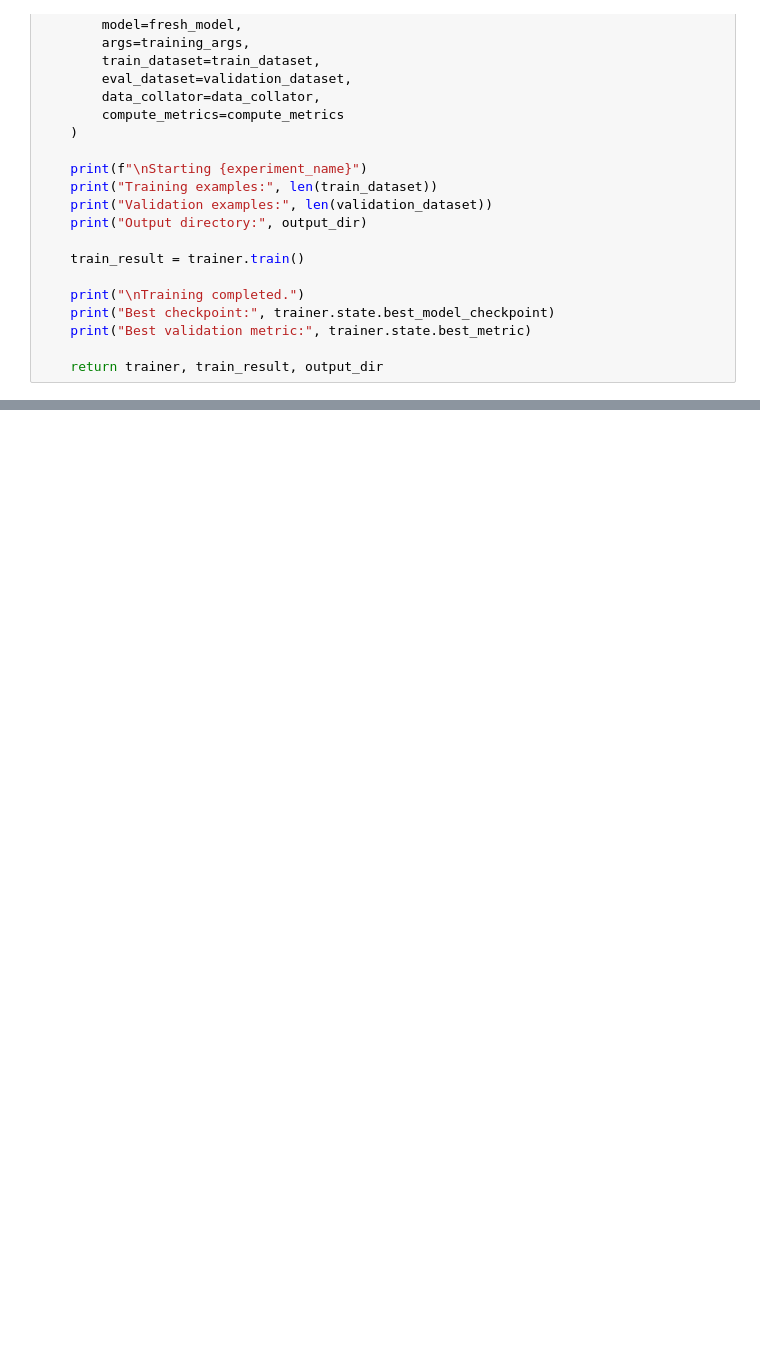
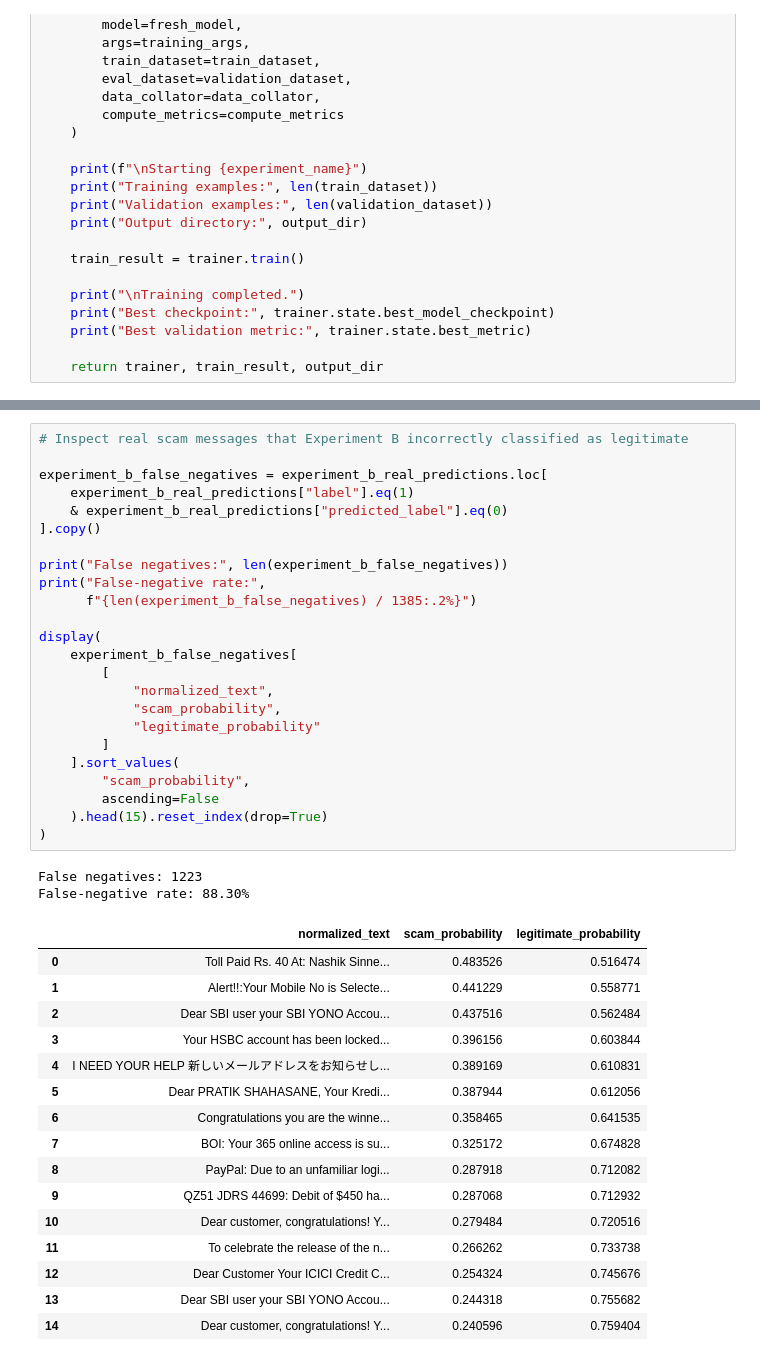
Before and after one commit to Supan-Roy/financial-scam-analysis, a Jupyter notebook: notebooks/08_synthetic_data_augmentation_evaluation.ipynb, the cells around one changed output, grey strips where cells are left out. Saved outputs shown, nothing was run; the diff lists cells and outputs as text; blank space fills up the shorter version.

```diff
--- a/notebooks/08_synthetic_data_augmentation_evaluation.ipynb
+++ b/notebooks/08_synthetic_data_augmentation_evaluation.ipynb
@@ -1637,0 +1757,43 @@ def train_augmentation_model(
+# %%
+# Inspect real scam messages that Experiment B incorrectly classified as legitimate
+
+experiment_b_false_negatives = experiment_b_real_predictions.loc[
+    experiment_b_real_predictions["label"].eq(1)
+    & experiment_b_real_predictions["predicted_label"].eq(0)
+].copy()
+
+print("False negatives:", len(experiment_b_false_negatives))
+print("False-negative rate:",
+      f"{len(experiment_b_false_negatives) / 1385:.2%}")
+
+display(
+    experiment_b_false_negatives[
+        [
+            "normalized_text",
+            "scam_probability",
+            "legitimate_probability"
+        ]
+    ].sort_values(
+        "scam_probability",
+        ascending=False
+    ).head(15).reset_index(drop=True)
+)
+# %% [output]
+False negatives: 1223
+False-negative rate: 88.30%
+|  | normalized_text | scam_probability | legitimate_probability |
+| 0 | Toll Paid Rs. 40 At: Nashik Sinne... | 0.483526 | 0.516474 |
+| 1 | Alert!!:Your Mobile No is Selecte... | 0.441229 | 0.558771 |
+| 2 | Dear SBI user your SBI YONO Accou... | 0.437516 | 0.562484 |
+| 3 | Your HSBC account has been locked... | 0.396156 | 0.603844 |
+| 4 | I NEED YOUR HELP 新しいメールアドレスをお知らせし... | 0.389169 | 0.610831 |
+| 5 | Dear PRATIK SHAHASANE, Your Kredi... | 0.387944 | 0.612056 |
+| 6 | Congratulations you are the winne... | 0.358465 | 0.641535 |
+| 7 | BOI: Your 365 online access is su... | 0.325172 | 0.674828 |
+| 8 | PayPal: Due to an unfamiliar logi... | 0.287918 | 0.712082 |
+| 9 | QZ51 JDRS 44699: Debit of $450 ha... | 0.287068 | 0.712932 |
+| 10 | Dear customer, congratulations! Y... | 0.279484 | 0.720516 |
+| 11 | To celebrate the release of the n... | 0.266262 | 0.733738 |
+| 12 | Dear Customer Your ICICI Credit C... | 0.254324 | 0.745676 |
+| 13 | Dear SBI user your SBI YONO Accou... | 0.244318 | 0.755682 |
+| 14 | Dear customer, congratulations! Y... | 0.240596 | 0.759404 |
```
Also changed, not shown: parts of 15 cells of this notebook.
